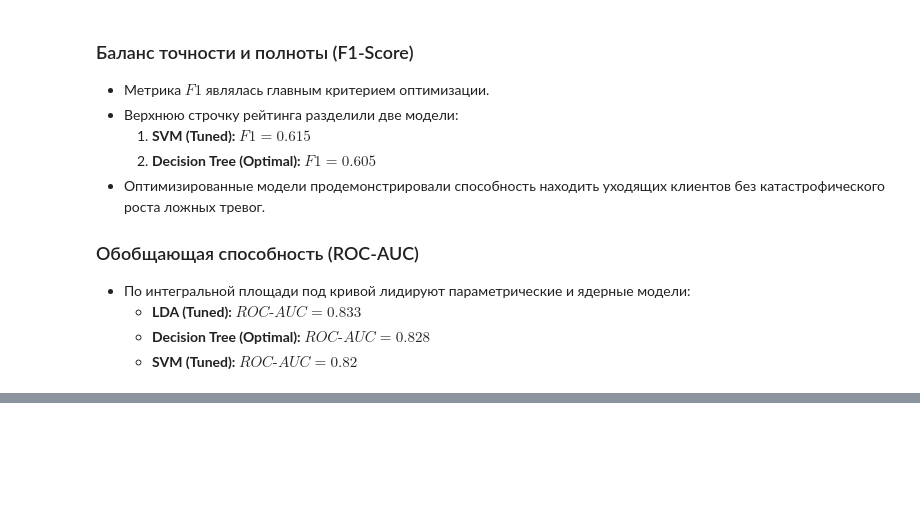
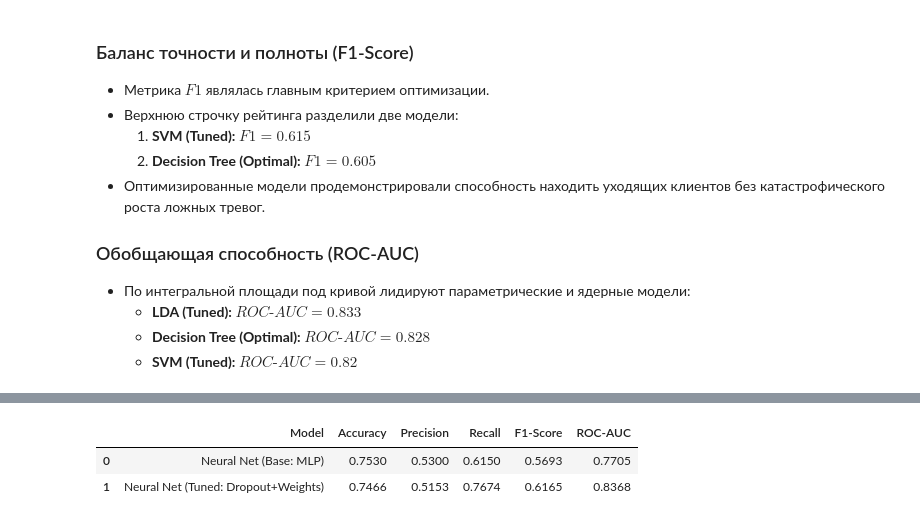
Before and after one commit to Lavrous/ML_LAB2_True, a Jupyter notebook: notebook/Lab2.ipynb, the cells around one changed output, grey strips where cells are left out. Cells and saved outputs as stored; diff of their text form; code cells hidden in the pictures; blank space fills up the shorter version.

```diff
--- a/notebook/Lab2.ipynb
+++ b/notebook/Lab2.ipynb
@@ -1875,0 +2061,39 @@ plt.show()
+# %%
+y_prob_nn_base = model_baseline.predict(X_test_scaled, verbose=0).ravel()
+y_prob_nn_opt = model_tuned.predict(X_test_scaled, verbose=0).ravel()
+
+y_pred_nn_base = (y_prob_nn_base >= 0.5).astype(int)
+y_pred_nn_opt = (y_prob_nn_opt >= 0.5).astype(int)
+
+nn_base_metrics = {
+    "Model": "Neural Net (Base: MLP)",
+    "Accuracy": accuracy_score(y_test, y_pred_nn_base),
+    "Precision": precision_score(y_test, y_pred_nn_base),
+    "Recall": recall_score(y_test, y_pred_nn_base),
+    "F1-Score": f1_score(y_test, y_pred_nn_base),
+    "ROC-AUC": roc_auc_score(y_test, y_prob_nn_base),
+}
+
+nn_opt_metrics = {
+    "Model": "Neural Net (Tuned: Dropout+Weights)",
+    "Accuracy": accuracy_score(y_test, y_pred_nn_opt),
+    "Precision": precision_score(y_test, y_pred_nn_opt),
+    "Recall": recall_score(y_test, y_pred_nn_opt),
+    "F1-Score": f1_score(y_test, y_pred_nn_opt),
+    "ROC-AUC": roc_auc_score(y_test, y_prob_nn_opt),
+}
+
+results_df = results_df[
+    ~results_df["Model"].isin([nn_base_metrics["Model"], nn_opt_metrics["Model"]])
+]
+results_df = pd.concat(
+    [results_df, pd.DataFrame([nn_base_metrics, nn_opt_metrics])],
+    ignore_index=True,
+)
+
+nn_comparison_df = pd.DataFrame([nn_base_metrics, nn_opt_metrics])
+display(nn_comparison_df.round(4).reset_index(drop=True))
+# %% [output]
+|  | Model | Accuracy | Precision | Recall | F1-Score | ROC-AUC |
+| 0 | Neural Net (Base: MLP) | 0.7530 | 0.5300 | 0.6150 | 0.5693 | 0.7705 |
+| 1 | Neural Net (Tuned: Dropout+Weights) | 0.7466 | 0.5153 | 0.7674 | 0.6165 | 0.8368 |
```
Also changed, not shown: parts of 12 cells of this notebook, 6 other files.
